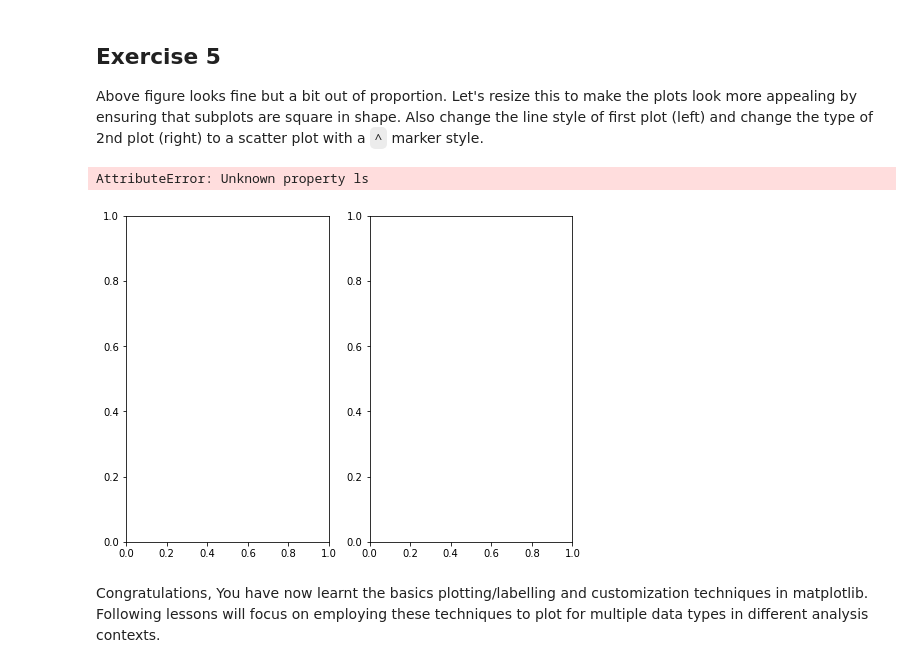
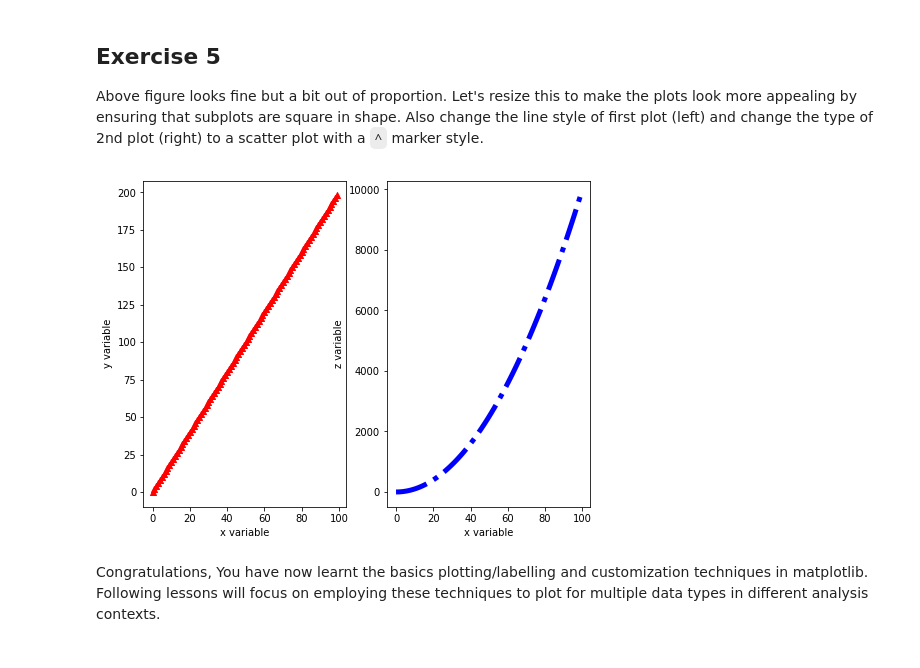
Before and after one commit to slieb74/dsc-1-03-13-customizing-visualizations-with-matplotlib-lab-nyc-career-ds-062518, a Jupyter notebook: index.ipynb, the cells around one changed output. Drawn from its saved outputs; the diff is of its cells as text; code cells hidden in the pictures.

```diff
--- a/index.ipynb
+++ b/index.ipynb
@@ -175,21 +175,20 @@ Above figure looks fine but a bit out of proportion. Let's resize this to make t
 # %%
 fig = plt.figure(figsize=(8,6))
 
 ax1 = fig.add_subplot(121)
 ax2 = fig.add_subplot(122)
 
-ax1.scatter(x,y, lw=3, ls=':', c='r')
+ax1.scatter(x,y, marker='^', c='r')
 ax1.set_xlabel('x variable')
 ax1.set_ylabel('y variable')
 
 ax2.plot(x,z,lw=5,ls='-.',c='b')
 ax2.set_xlabel('x variable')
 ax2.set_ylabel('z variable')
 
 plt.show()
 # %% [output]
-AttributeError: Unknown property ls
-[figure, old version]
+[figure, new version]
 # %% [markdown]
 Congratulations, You have now learnt the basics plotting/labelling and customization techniques in matplotlib. Following lessons will focus on employing these techniques to plot for multiple data types in different analysis contexts.
 # %% [markdown]
```
